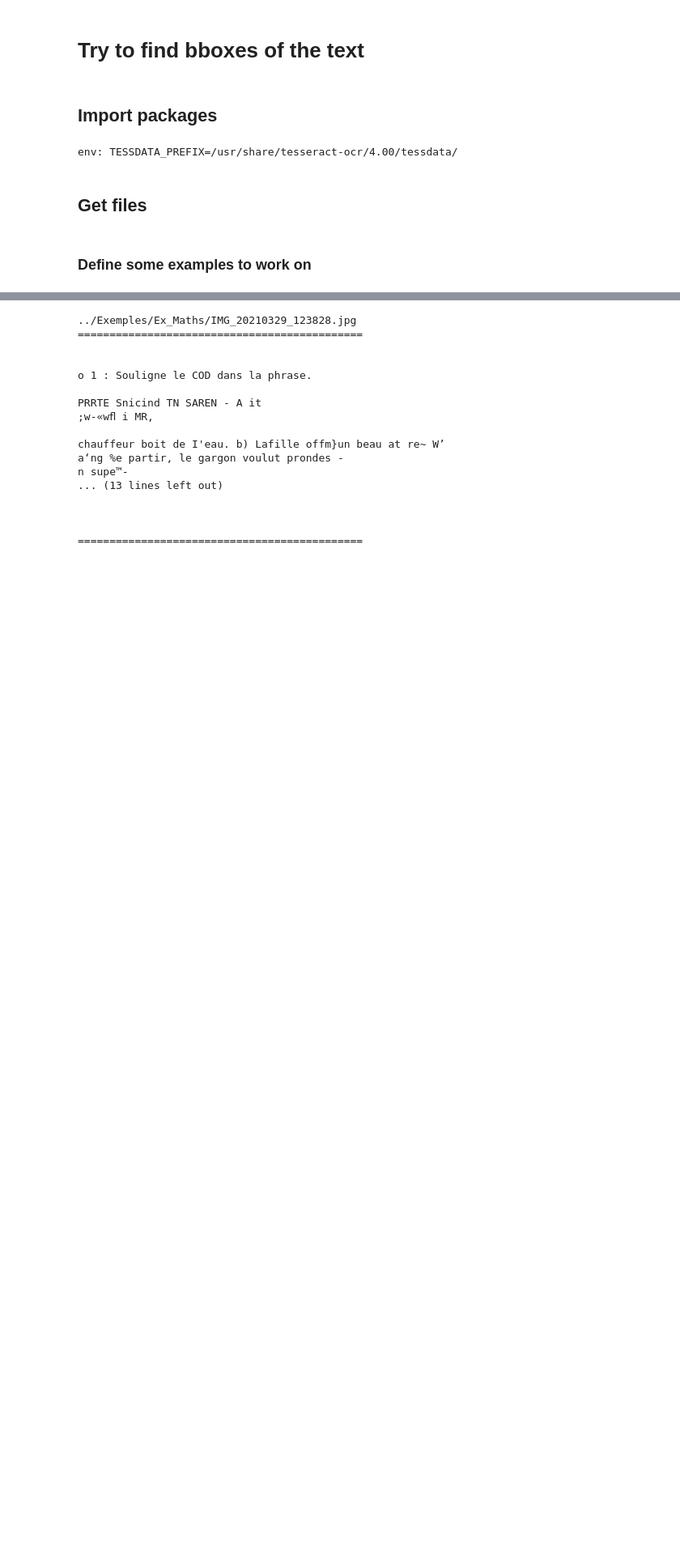
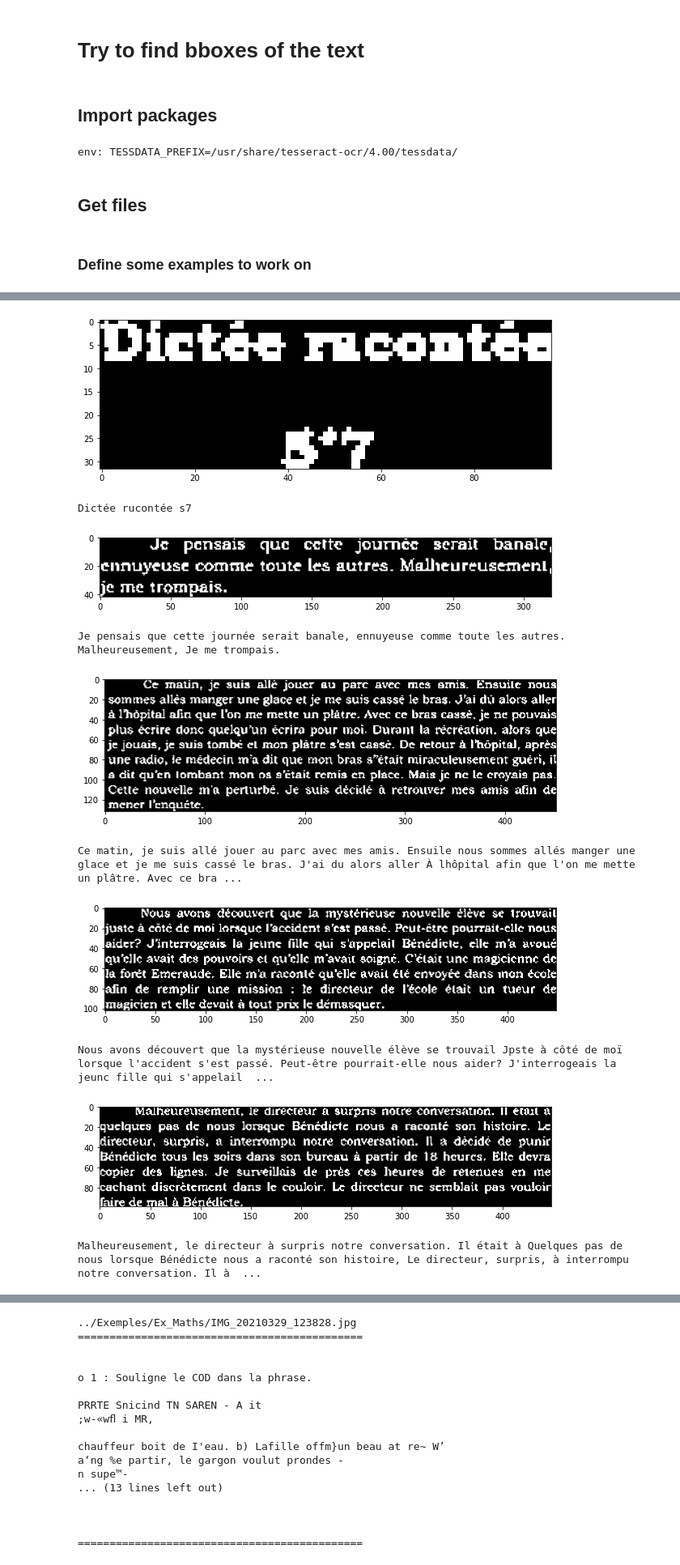
Before and after one commit to dataforgoodfr/batch9_dyslexia, a Jupyter notebook: notebooks/4_improve_preprocess_pipeline_textbox.ipynb, the cells around one changed output, grey strips where cells are left out. Shown at 81% size. Drawn from its saved outputs; the diff is of its cells as text; code cells hidden in the pictures; blank space fills up the shorter version.

```diff
--- a/notebooks/4_improve_preprocess_pipeline_textbox.ipynb
+++ b/notebooks/4_improve_preprocess_pipeline_textbox.ipynb
@@ -181,0 +211,60 @@ def pipeline(fpath, only_angle=False):
+# %%
+paragraphs = []
+bboxes = []
+
+for b in set(d['block_num']):
+    par_nums = set([p for (i, p) in enumerate(d['par_num']) if d['block_num'][i] == b])
+
+    x1 = 100000
+    y1 = 100000
+    x2 = -1
+    y2 = -1
+
+    res = ''
+    for p in par_nums:
+        par_content = {k: [x for i, x in enumerate(v)
+                           if (d['block_num'][i] == b) and (d['par_num'][i] == p)]
+                       for k, v in d.items()}
+
+        cur_line = 0
+        for i in range(len(par_content['text'])):
+            line_num = par_content['line_num'][i]
+            txt = par_content['text'][i]
+            x = par_content['left'][i]
+            y = par_content['top'][i]
+            w = par_content['width'][i]
+            h = par_content['height'][i]
+
+            if line_num != cur_line:
+                cur_line = line_num
+
+            if txt.strip() == '':
+                continue
+
+            x1 = x if x < x1 else x1
+            y1 = y if y < y1 else y1
+            x2 = x+w if x+w > x2 else x2
+            y2 = y+h if y+h > y2 else y2
+
+            res += txt + ' '
+
+    if res == '':
+        continue
+
+    paragraphs.append(res)
+    bboxes.append((x1,y1,x2,y2))
+
+    tmp = img[y1:y2, x1:x2]
+    plot_image(tmp)
+    print(res)
+# %% [output]
+[figure, added]
+Dictée rucontée s7
+[figure, added]
+Je pensais que cette journée serait banale, ennuyeuse comme toute les autres. Malheureusement, Je me trompais.
+[figure, added]
+Ce matin, je suis allé jouer au parc avec mes amis. Ensuile nous sommes allés manger une glace et je me suis cassé le bras. J'ai du alors aller À lhôpital afin que l'on me mette un plâtre. Avec ce bra ...
+[figure, added]
+Nous avons découvert que la mystérieuse nouvelle élève se trouvail Jpste à côté de moï lorsque l'accident s'est passé. Peut-être pourrait-elle nous aider? J'interrogeais la jeunc fille qui s'appelail  ...
+[figure, added]
+Malheureusement, le directeur à surpris notre conversation. Il était à Quelques pas de nous lorsque Bénédicte nous a raconté son histoire, Le directeur, surpris, à interrompu notre conversation. Il à  ...
```
Also changed, not shown: parts of 7 cells of this notebook, 8 other files.
